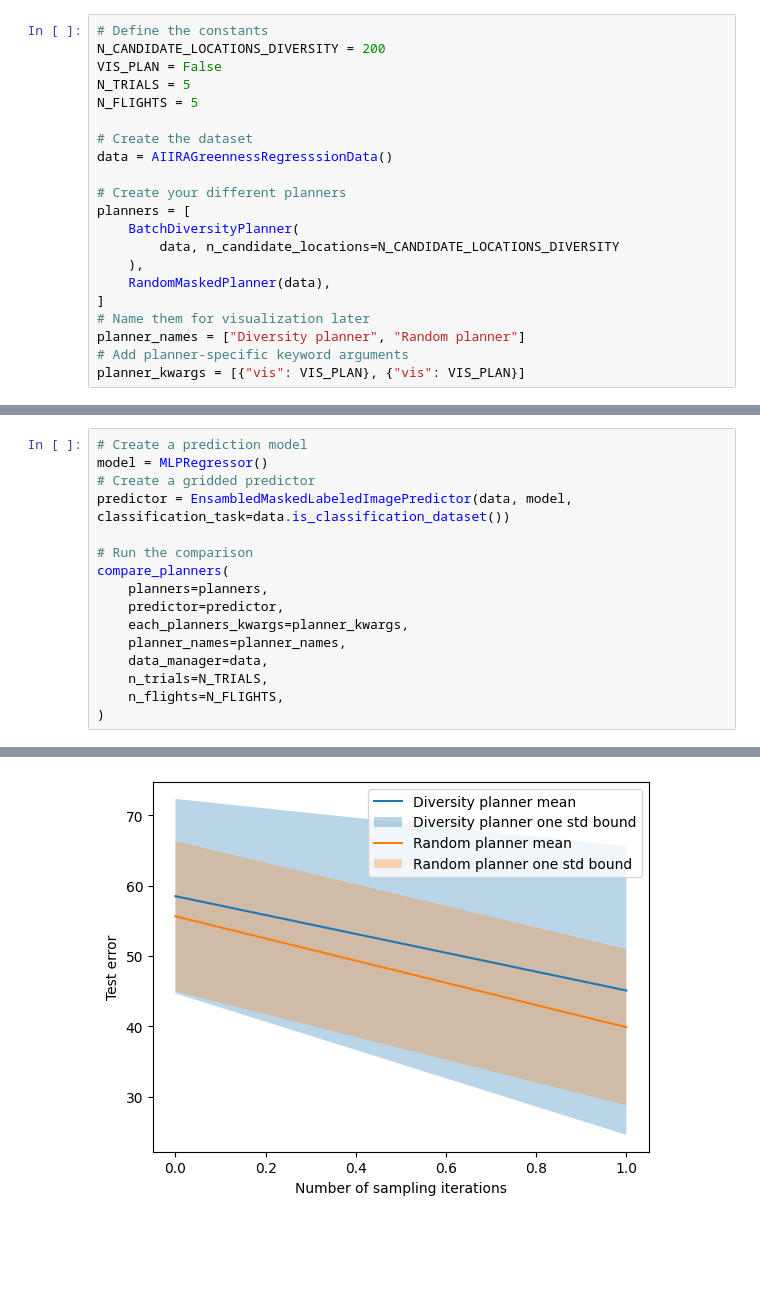
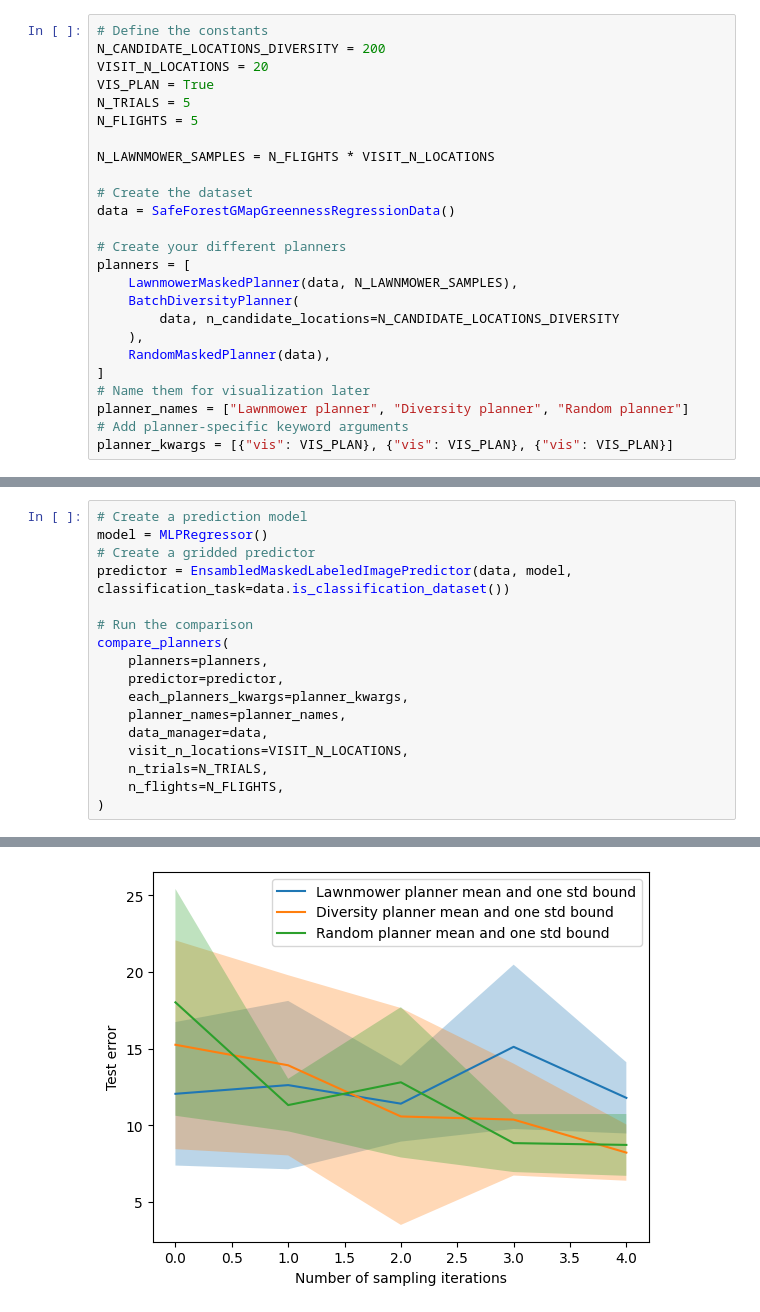
Before and after one commit to russelldj/informative-path-planning-toolkit, a Jupyter notebook: examples/different_planners_quantitative_evaluation.ipynb, the cells around one changed output, grey strips where cells are left out. Saved outputs shown, nothing was run; the diff lists cells and outputs as text; blank space fills up the shorter version.

Commit message:
Updated to compare with batch planner

```diff
--- a/examples/different_planners_quantitative_evaluation.ipynb
+++ b/examples/different_planners_quantitative_evaluation.ipynb
@@ -10,24 +10,28 @@ from sklearn.neural_network import MLPRegressor
 # %%
 # Define the constants
 N_CANDIDATE_LOCATIONS_DIVERSITY = 200
-VIS_PLAN = False
+VISIT_N_LOCATIONS = 20
+VIS_PLAN = True
 N_TRIALS = 5
 N_FLIGHTS = 5
 
+N_LAWNMOWER_SAMPLES = N_FLIGHTS * VISIT_N_LOCATIONS
+
 # Create the dataset
-data = AIIRAGreennessRegresssionData()
+data = SafeForestGMapGreennessRegressionData()
 
 # Create your different planners
 planners = [
+    LawnmowerMaskedPlanner(data, N_LAWNMOWER_SAMPLES),
     BatchDiversityPlanner(
         data, n_candidate_locations=N_CANDIDATE_LOCATIONS_DIVERSITY
     ),
     RandomMaskedPlanner(data),
 ]
 # Name them for visualization later
-planner_names = ["Diversity planner", "Random planner"]
+planner_names = ["Lawnmower planner", "Diversity planner", "Random planner"]
 # Add planner-specific keyword arguments
-planner_kwargs = [{"vis": VIS_PLAN}, {"vis": VIS_PLAN}]
+planner_kwargs = [{"vis": VIS_PLAN}, {"vis": VIS_PLAN}, {"vis": VIS_PLAN}]
 # %%
 # Create a prediction model
 model = GaussianProcessRegression()
@@ -62,6 +70,7 @@ compare_planners(
     each_planners_kwargs=planner_kwargs,
     planner_names=planner_names,
     data_manager=data,
+    visit_n_locations=VISIT_N_LOCATIONS,
     n_trials=N_TRIALS,
     n_flights=N_FLIGHTS,
 )
@@ -69,4 +81,4 @@ compare_planners(
 computing new cluster centers
 computing new cluster centers
 Saving to None
-[figure, old version]
+[figure, new version]
```
Also changed, not shown: parts of 3 cells of this notebook.
